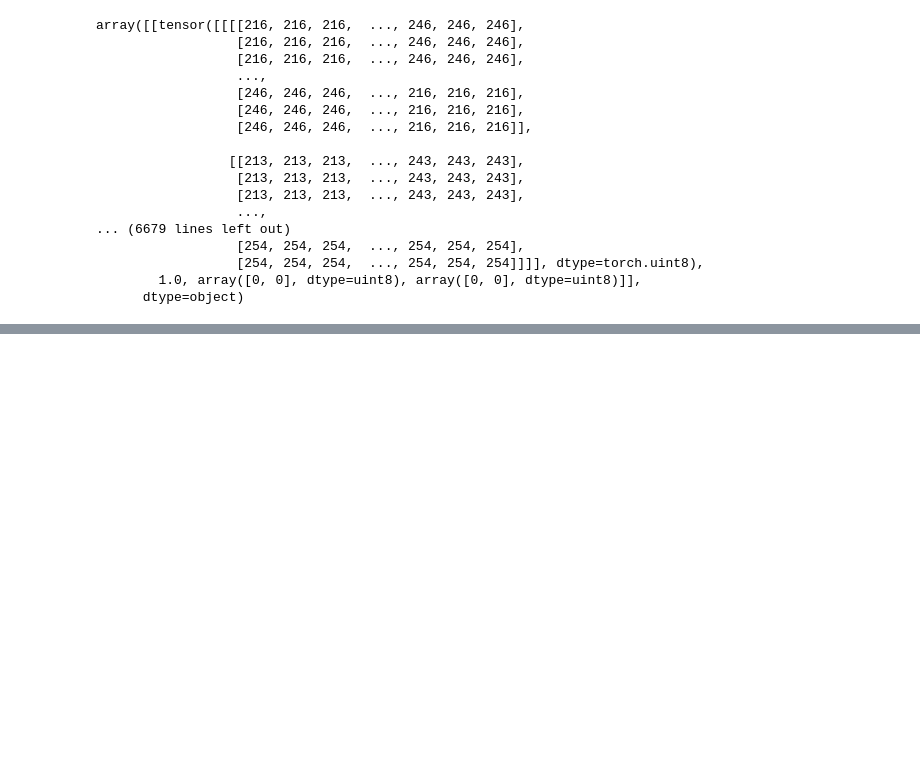
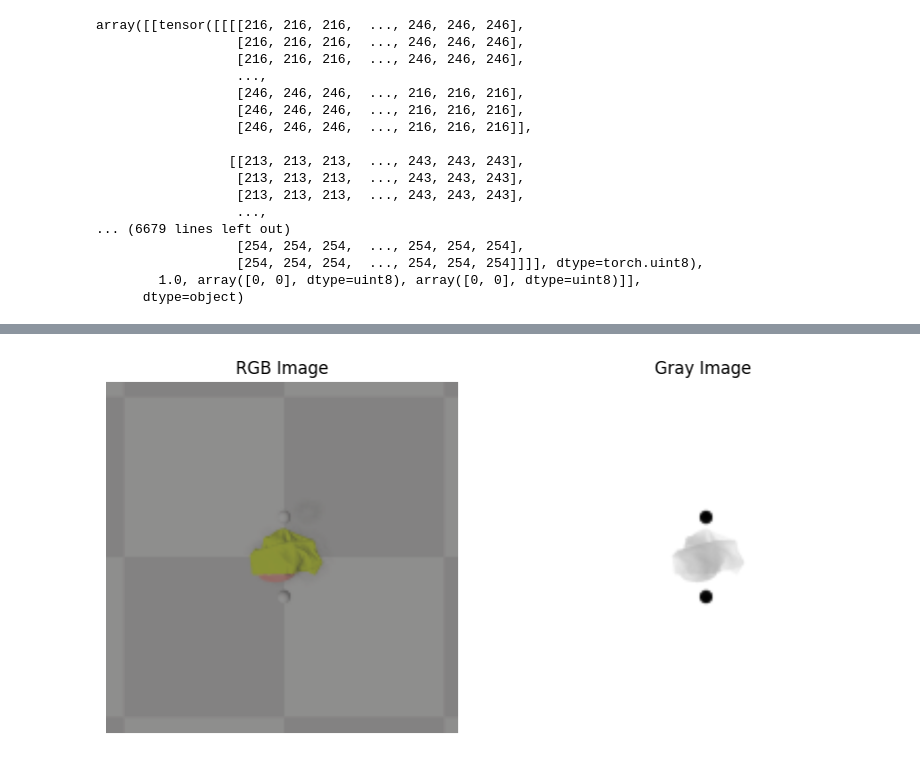
Before and after one commit to nguyentrungnghia1998/equiRL, a Jupyter notebook: equi/test.ipynb, the cells around one changed output, grey strips where cells are left out. Cells and saved outputs as stored; diff of their text form; code cells hidden in the pictures; blank space fills up the shorter version.

```diff
--- a/equi/test.ipynb
+++ b/equi/test.ipynb
@@ -102,0 +124,15 @@ for i in range(20):
+# %%
+dxy = array[::2].copy()
+dxy1, dxy2 = np.split(dxy, 2)
+
+obs_n, next_obs_n, dxy1, dxy2, _ = perturb(obs.numpy().copy(),
+                                           next_obs.numpy().copy(),
+                                           dxy1,
+                                           dxy2,
+                                           set_trans_zero=True)
+obs_n = torch.from_numpy(obs_n)
+next_obs_n = torch.from_numpy(next_obs_n)
+# %%
+plot_rgb_and_gray_images(obs_n)
+# %% [output]
+[figure, added]
```
Also changed, not shown: parts of 10 cells of this notebook, 9 other files.
